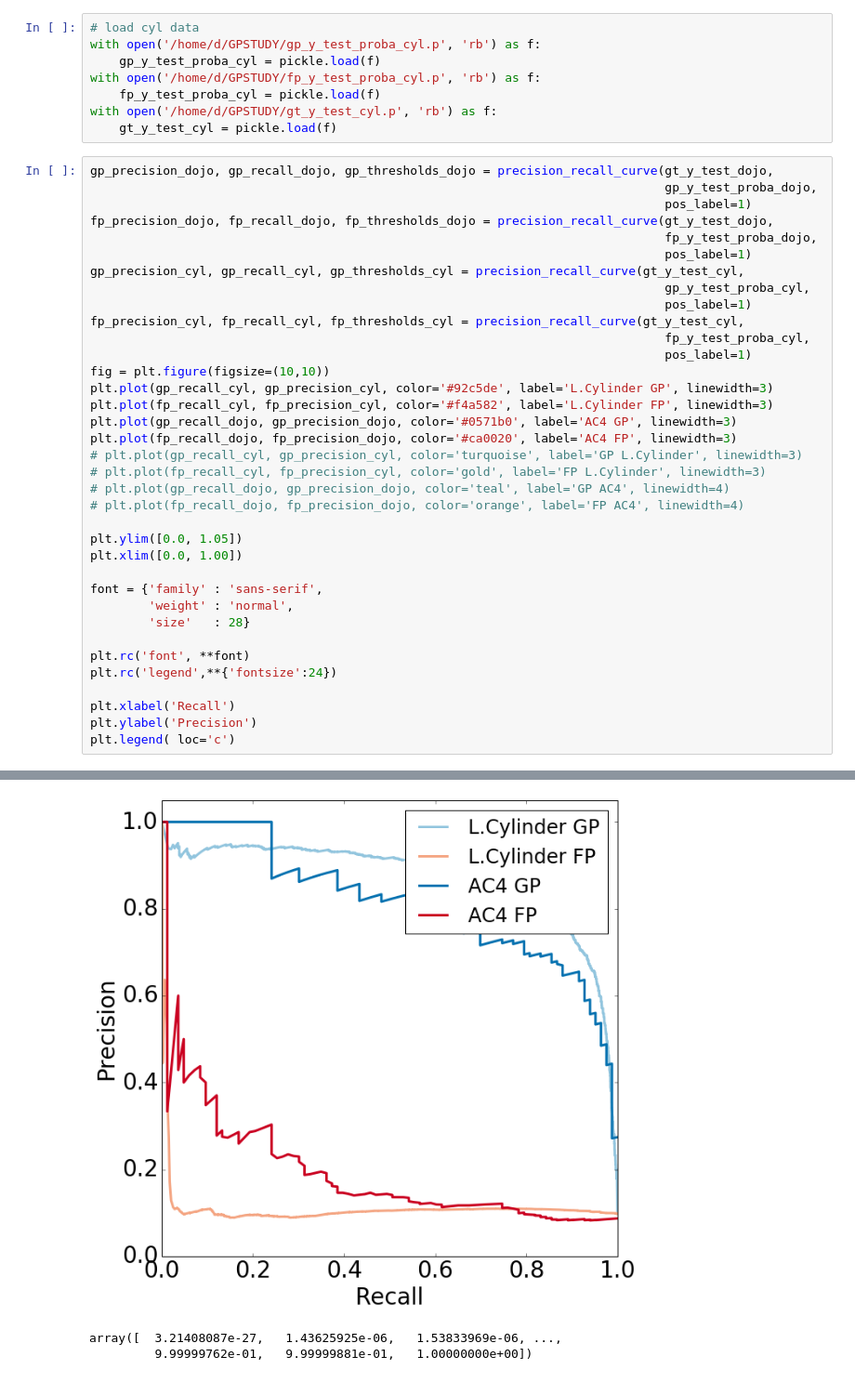
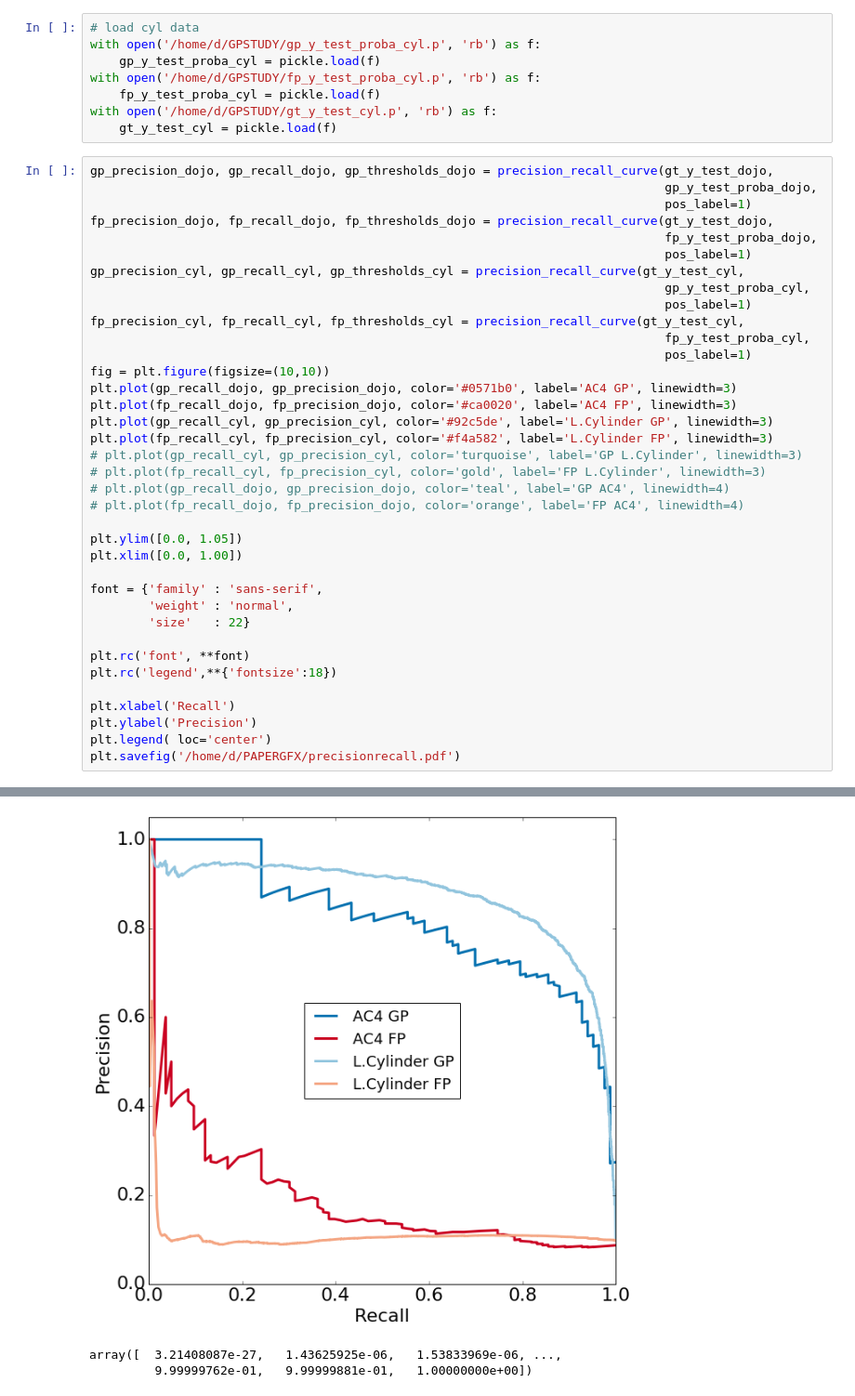
Before and after one commit to VCG/gp, a Jupyter notebook: ipy_test/PR_CYL_DOJO.ipynb, the cells around one changed output, grey strips where cells are left out. Shown at 93% size. Drawn from its saved outputs; the diff is of its cells as text.

```diff
--- a/ipy_test/PR_CYL_DOJO.ipynb
+++ b/ipy_test/PR_CYL_DOJO.ipynb
@@ -36,10 +36,10 @@ fp_precision_cyl, fp_recall_cyl, fp_thresholds_cyl = precision_recall_curve(gt_y
                                                                                fp_y_test_proba_cyl,
                                                                                pos_label=1)
 fig = plt.figure(figsize=(10,10))
+plt.plot(gp_recall_dojo, gp_precision_dojo, color='#0571b0', label='AC4 GP', linewidth=3)
+plt.plot(fp_recall_dojo, fp_precision_dojo, color='#ca0020', label='AC4 FP', linewidth=3)
 plt.plot(gp_recall_cyl, gp_precision_cyl, color='#92c5de', label='L.Cylinder GP', linewidth=3)
 plt.plot(fp_recall_cyl, fp_precision_cyl, color='#f4a582', label='L.Cylinder FP', linewidth=3)
-plt.plot(gp_recall_dojo, gp_precision_dojo, color='#0571b0', label='AC4 GP', linewidth=3)
-plt.plot(fp_recall_dojo, fp_precision_dojo, color='#ca0020', label='AC4 FP', linewidth=3)
 # plt.plot(gp_recall_cyl, gp_precision_cyl, color='turquoise', label='GP L.Cylinder', linewidth=3)
 # plt.plot(fp_recall_cyl, fp_precision_cyl, color='gold', label='FP L.Cylinder', linewidth=3)
 # plt.plot(gp_recall_dojo, gp_precision_dojo, color='teal', label='GP AC4', linewidth=4)
@@ -50,12 +50,13 @@ plt.xlim([0.0, 1.00])
 
 font = {'family' : 'sans-serif',
         'weight' : 'normal',
-        'size'   : 28}
+        'size'   : 22}
 
 plt.rc('font', **font)
-plt.rc('legend',**{'fontsize':24})
+plt.rc('legend',**{'fontsize':18})
 
 plt.xlabel('Recall')
 plt.ylabel('Precision')
-plt.legend( loc='c')
+plt.legend( loc='center')
+plt.savefig('/home/d/PAPERGFX/precisionrecall.pdf')
 # %% [output]
@@ -63,4 +63,4 @@ plt.legend( loc='c')
-[figure, old version]
+[figure, new version]
 # %%
 # %% [output]
 array([  3.21408087e-27,   1.43625925e-06,   1.53833969e-06, ...,
```
Also changed, not shown: parts of 1 cell of this notebook, 4 other files.
